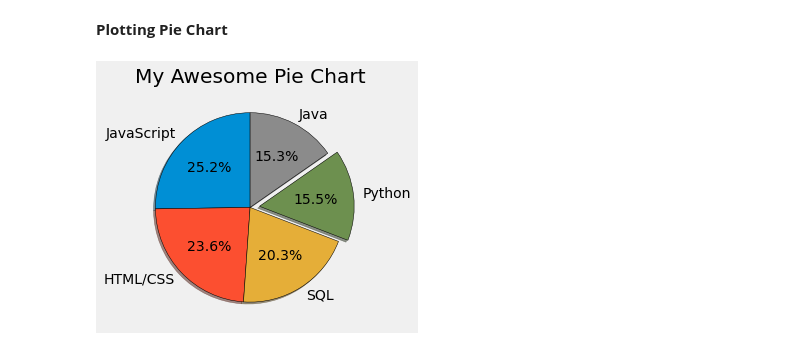
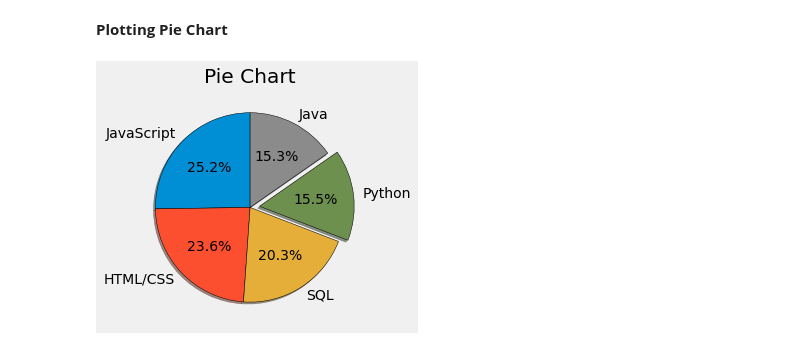
Before and after one commit to Kunalsingh5j/Data-Analysis, a Jupyter notebook: Data Visualization.ipynb, the cells around one changed output. Cells and saved outputs as stored; diff of their text form; code cells hidden in the pictures.

```diff
--- a/Data Visualization.ipynb
+++ b/Data Visualization.ipynb
@@ -74,14 +76,14 @@ plt.show()
 # %%
 slices = [59219, 55466, 47544, 36443, 35917]
 labels = ['JavaScript', 'HTML/CSS', 'SQL', 'Python', 'Java']
 explode = [0, 0, 0, 0.1, 0]
 
 plt.pie(slices, labels=labels, explode=explode, shadow=True,
         startangle=90, autopct='%1.1f%%',
         wedgeprops={'edgecolor': 'black'})
 
-plt.title("My Awesome Pie Chart")
+plt.title("Pie Chart")
 plt.tight_layout()
 plt.show()
 # %% [output]
-[figure, old version]
+[figure, new version]
```
Also changed, not shown: parts of 2 cells of this notebook.
